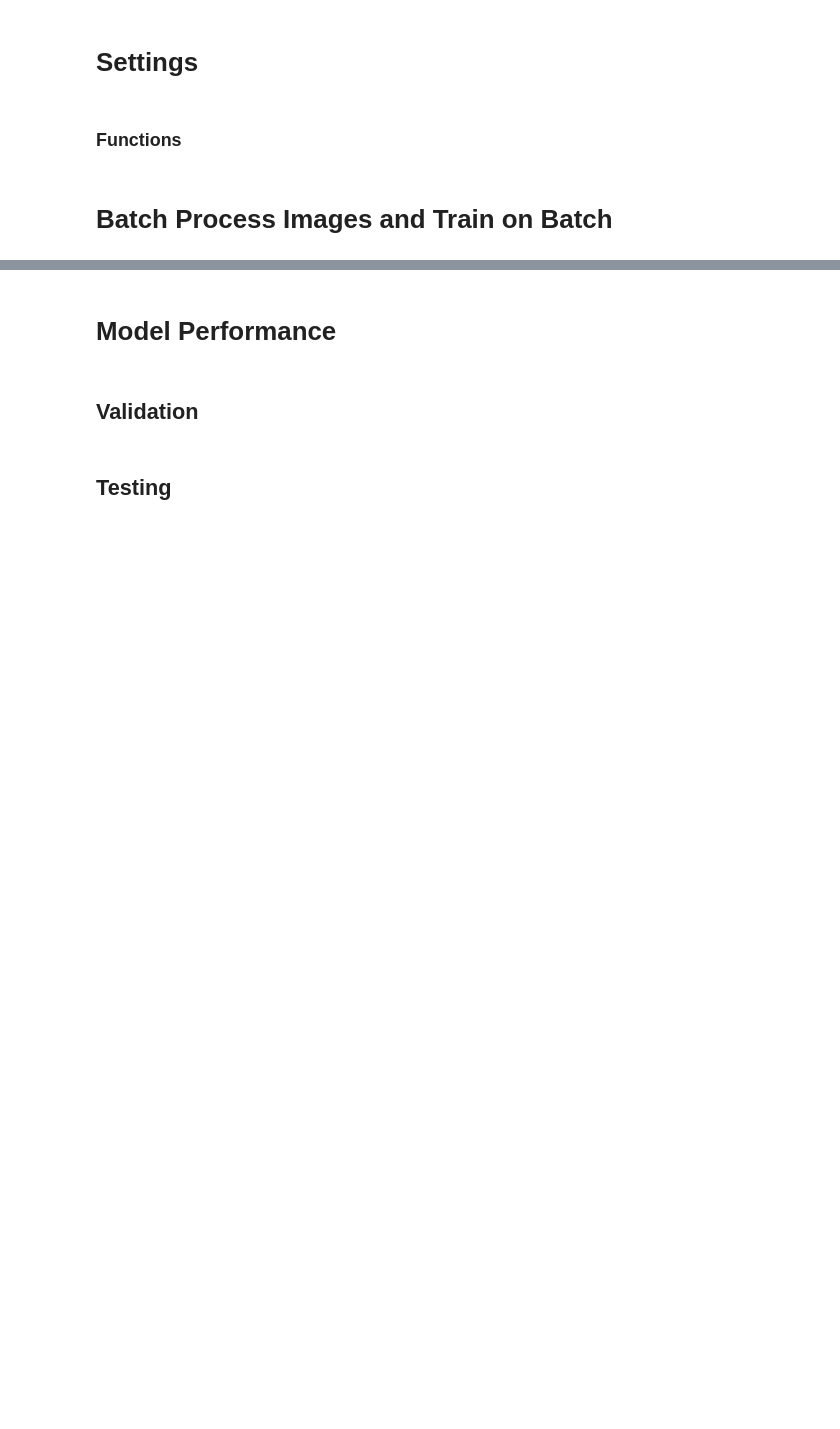
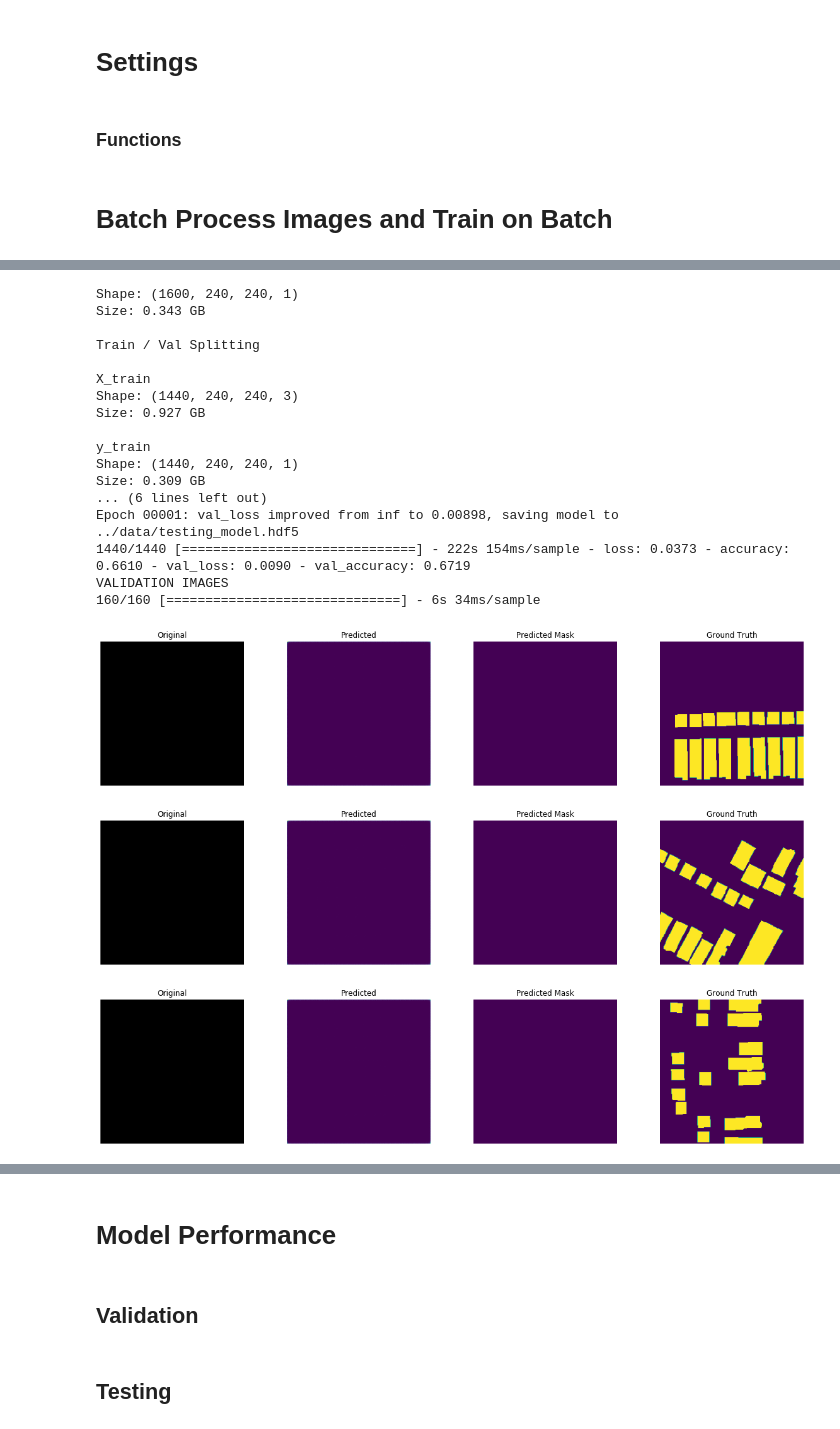
Before and after one commit to datapointchris/object-detection-keras-unet, a Jupyter notebook: code/keras_masks_boxes.ipynb, the cells around one changed output, grey strips where cells are left out. Drawn from its saved outputs; the diff is of its cells as text; code cells hidden in the pictures; blank space fills up the shorter version.

```diff
--- a/code/keras_masks_boxes.ipynb
+++ b/code/keras_masks_boxes.ipynb
@@ -142,11 +156,11 @@ def image_checker(original, ground_truth):
         plt.subplots_adjust(wspace=.3, hspace=.3)
         plt.show()
 # %%
-def make_model(pretrained_model=False, model_name=None, batch_number=batch_number):
+def make_model(pretrained_model=False, model_name=model_name):
     '''
     Creates a new U-Net model
     '''
-    if pretrained_model or batch_number > 0:
+    if pretrained_model or batch_number > 1:
         print('Loading Trained Model')
         model = load_model(model_path)
         print()
@@ -209,7 +223,9 @@ def make_model(pretrained_model=False, model_name=None, batch_number=batch_numbe
         model = Model(inputs=[inputs], outputs=[outputs])
         model.compile(optimizer='adam', loss='binary_crossentropy', metrics=['accuracy'])
 
-        model.summary()
+        # model.summary()
+
+    return model
 # %%
 def plot_predictions(original, predicted, predicted_mask, ground_truth=None, repeat=False):
 
@@ -363,0 +344,52 @@ model.save(model_name)
+# %%
+    print('Train / Val Splitting')
+    X_train, X_val, y_train, y_val = train_test_split(X, y, random_state=23, test_size =train_val_split_size)
+    print()
+    print('X_train')
+    shape_and_mem(X_train)
+    print()
+    print('y_train')
+    shape_and_mem(y_train)
+
+    model = make_model(pretrained_model=pretrained_model, model_name=model_name)
+
+    print()
+    print('Fitting Model')
+    print()
+
+    # compute quantities required for featurewise normalization
+    # (std, mean, and principal components if ZCA whitening is applied)
+
+    # datagen = ImageDataGenerator(
+    #                             featurewise_center=False,
+    #                             featurewise_std_normalization=False
+    #                             )
+
+    # NOT using this at the moment ########################################################
+    # datagen.fit(X_train)
+
+    # Use datagen to split data into smaller batches for training.
+
+    # history = model.fit(datagen.flow(X_train, y_train, batch_size=batch_size),
+    #                     epochs=epochs,
+    #                     validation_data=(X_val, y_val),
+    #                     verbose=1,
+    #                     steps_per_epoch=X_train.shape[0] // batch_size,
+    #                     validation_steps=(X_train.shape[0] // batch_size) * train_val_split_size,
+    #                     callbacks=[early_stop, check_point])
+
+    #####################################################################################
+
+    model.fit(X_train, y_train,
+                batch_size=batch_size,
+                epochs=epochs,
+                validation_data=(X_val, y_val),
+                verbose=1,
+                steps_per_epoch=X_train.shape[0] // batch_size,
+                validation_steps=(X_train.shape[0] // batch_size) * train_val_split_size,
+                callbacks=[early_stop, check_point, ValPlotCallback()])
+
+    # save model and architecture to single file
+    model.save(model_path)
+    print('***###!!! DONE !!!###***')
+# %% [output]
@@ -363,0 +405,20 @@ model.save(model_name)
+Shape: (1600, 240, 240, 1)
+Size: 0.343 GB
+
+Train / Val Splitting
+
+X_train
+Shape: (1440, 240, 240, 3)
+Size: 0.927 GB
+
+y_train
+Shape: (1440, 240, 240, 1)
+Size: 0.309 GB
+... (6 lines left out)
+Epoch 00001: val_loss improved from inf to 0.00898, saving model to ../data/testing_model.hdf5
+1440/1440 [==============================] - 222s 154ms/sample - loss: 0.0373 - accuracy: 0.6610 - val_loss: 0.0090 - val_accuracy: 0.6719
+VALIDATION IMAGES
+160/160 [==============================] - 6s 34ms/sample
+[figure, added]
+[figure, added]
+[figure, added]
```
Also changed, not shown: parts of 19 cells of this notebook.
